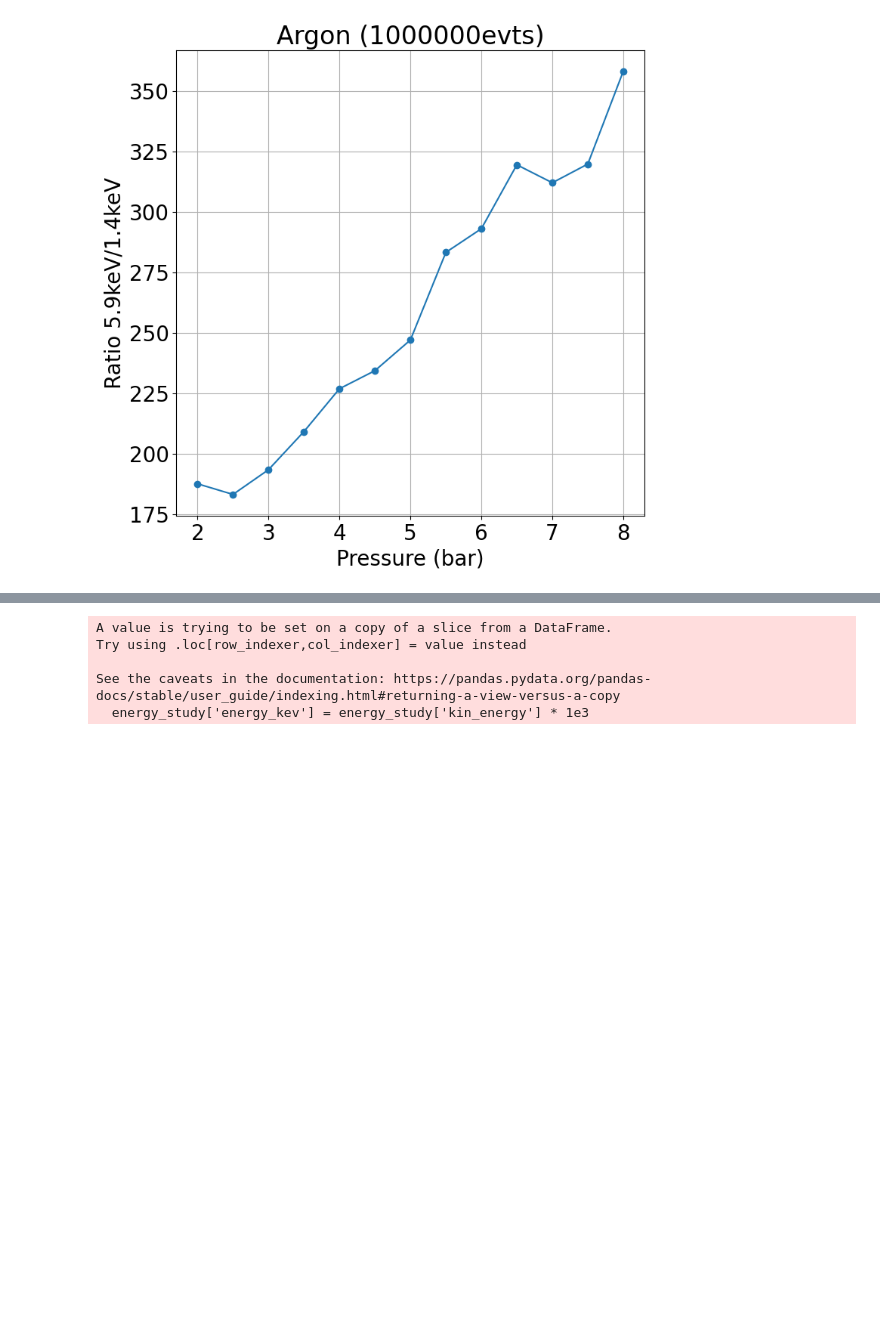
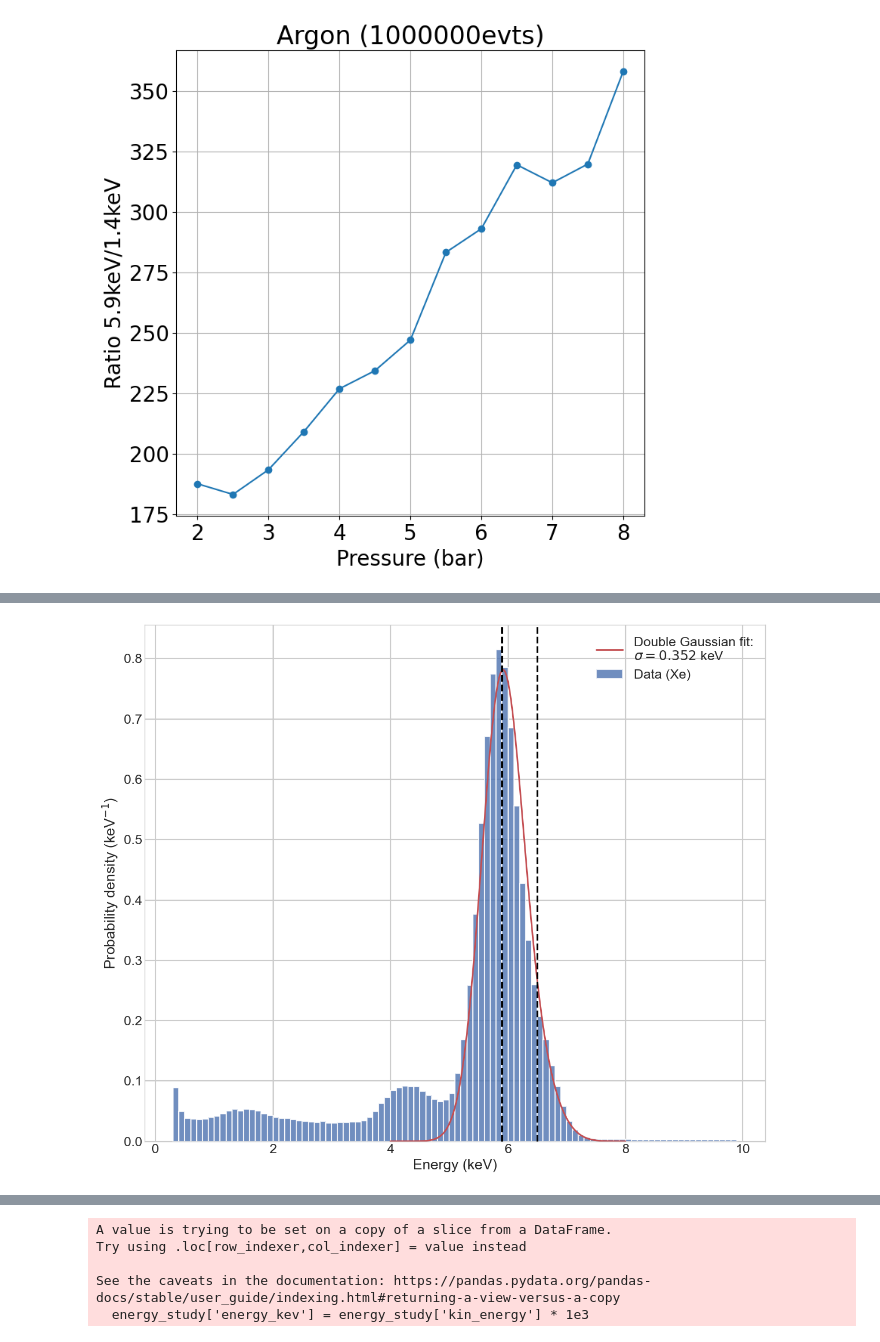
Before and after one commit to ludophys/PhD_Thesis2, a Jupyter notebook: GanEss/analyse/Geant4_GaP_analysis_(current).ipynb, the cells around one changed output, grey strips where cells are left out. Saved outputs shown, nothing was run; the diff lists cells and outputs as text; code cells hidden in the pictures; blank space fills up the shorter version.

```diff
--- a/GanEss/analyse/Geant4_GaP_analysis_(current).ipynb
+++ b/GanEss/analyse/Geant4_GaP_analysis_(current).ipynb
@@ -501,0 +430,67 @@ Index: []
+# %%
+import numpy as np
+import matplotlib.pyplot as plt
+from scipy.optimize import curve_fit
+
+# Données physiques
+centers   = np.array([5.9, 6.5])
+int_ratio = np.array([11142, 1299])
+
+ratio = int_ratio[1] / int_ratio[0]  # rapport secondaire / principal
+
+# Histogram bins
+bins = np.arange(0.3, 10, 0.1)
+
+# Histogramme
+counts, bin_edges, _ = plt.hist(
+    ene_data,
+    bins=bins,
+    density=True,
+    alpha=0.8,
+    label="Data (Xe)"
+)
+
+bin_centers = 0.5 * (bin_edges[:-1] + bin_edges[1:])
+
+# --- Double gaussienne contrainte ---
+def double_gaussian(x, A, sigma):
+    g1 = A * np.exp(-(x - centers[0])**2 / (2 * sigma**2))
+    g2 = A * ratio * np.exp(-(x - centers[1])**2 / (2 * sigma**2))
+    return g1 + g2
+
+# Fenêtre de fit
+mask = (bin_centers > 4.0) & (bin_centers < 8.0)
+x_fit = bin_centers[mask]
+y_fit = counts[mask]
+
+# Guess initial
+p0 = [max(y_fit), 0.2]
+
+# Fit
+params, cov = curve_fit(double_gaussian, x_fit, y_fit, p0=p0)
+A_fit, sigma_fit = params
+
+# Courbe lissée
+x_smooth = np.linspace(4.0, 8.0, 500)
+y_smooth = double_gaussian(x_smooth, A_fit, sigma_fit)
+
+plt.plot(
+    x_smooth,
+    y_smooth,
+    "r-",
+    linewidth=2,
+    label=fr"Double Gaussian fit:" "\n"
+          fr"$\sigma={sigma_fit:.3f}$ keV"
+)
+
+# Lignes des centres
+plt.axvline(5.9, color="black", linestyle="--")
+plt.axvline(6.5, color="black", linestyle="--")
+
+plt.xlabel("Energy (keV)")
+plt.ylabel(r"Probability density (keV$^{-1}$)")
+plt.legend()
+plt.tight_layout()
+plt.show()
+# %% [output]
+[figure, added]
```
Also changed, not shown: parts of 33 cells of this notebook.
